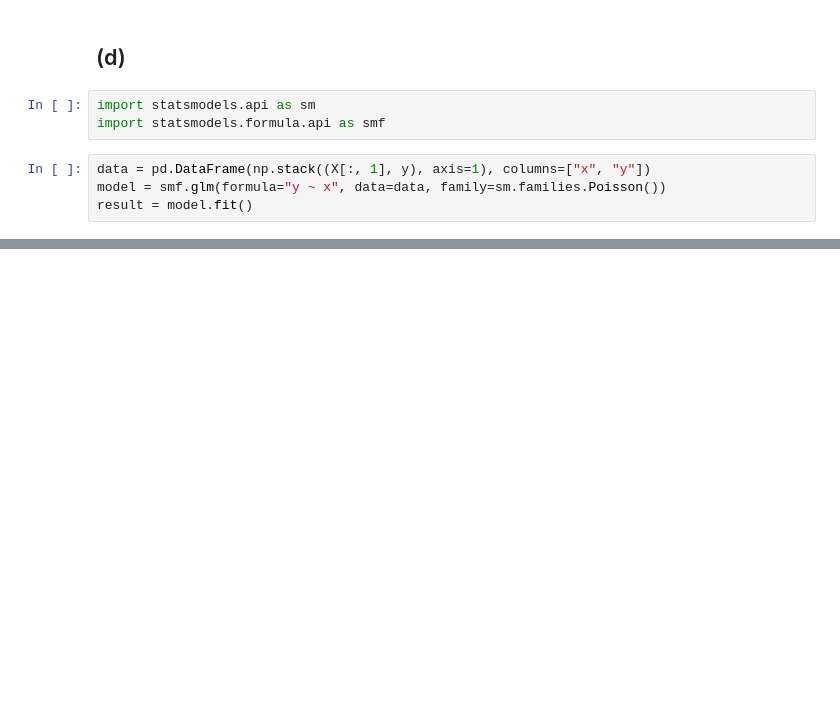
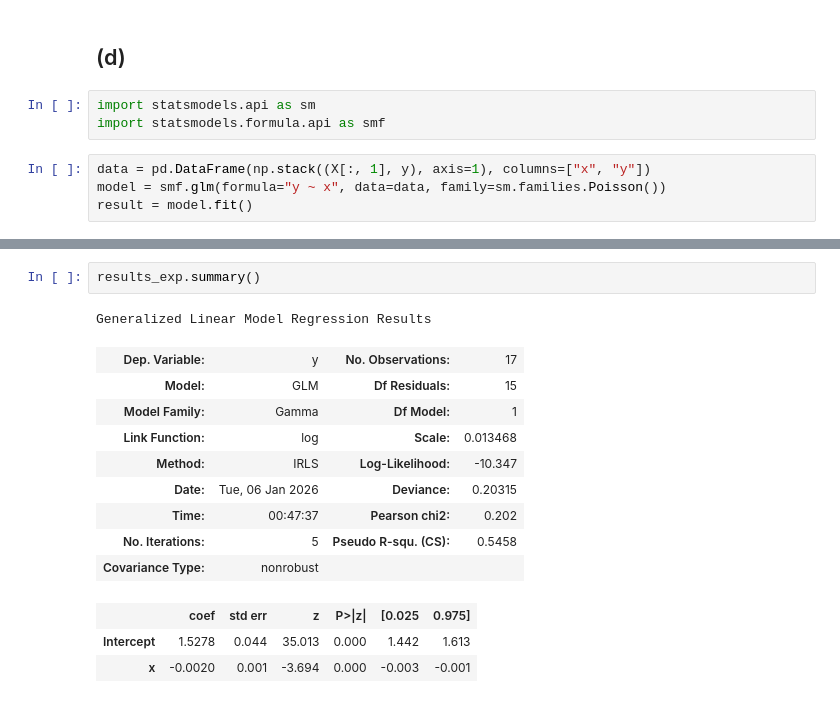
Before and after one commit to fesibisyatta/introduction-to-glm, a Jupyter notebook: 第4章/演習問題4.1.ipynb, the cells around one changed output, grey strips where cells are left out. Drawn from its saved outputs; the diff is of its cells as text; blank space fills up the shorter version.

```diff
--- a/第4章/演習問題4.1.ipynb
+++ b/第4章/演習問題4.1.ipynb
@@ -110,0 +141,16 @@ print(
+# %%
+results_exp.summary()
+# %% [output]
+Generalized Linear Model Regression Results
+| Dep. Variable: | y | No. Observations: | 17 |
+| Model: | GLM | Df Residuals: | 15 |
+| Model Family: | Gamma | Df Model: | 1 |
+| Link Function: | log | Scale: | 0.013468 |
+| Method: | IRLS | Log-Likelihood: | -10.347 |
+| Date: | Tue, 06 Jan 2026 | Deviance: | 0.20315 |
+| Time: | 00:47:37 | Pearson chi2: | 0.202 |
+| No. Iterations: | 5 | Pseudo R-squ. (CS): | 0.5458 |
+| Covariance Type: | nonrobust |  |  |
+|  | coef | std err | z | P>|z| | [0.025 | 0.975] |
+| Intercept | 1.5278 | 0.044 | 35.013 | 0.000 | 1.442 | 1.613 |
+| x | -0.0020 | 0.001 | -3.694 | 0.000 | -0.003 | -0.001 |
```
Also changed, not shown: parts of 15 cells of this notebook, 38 other files.
